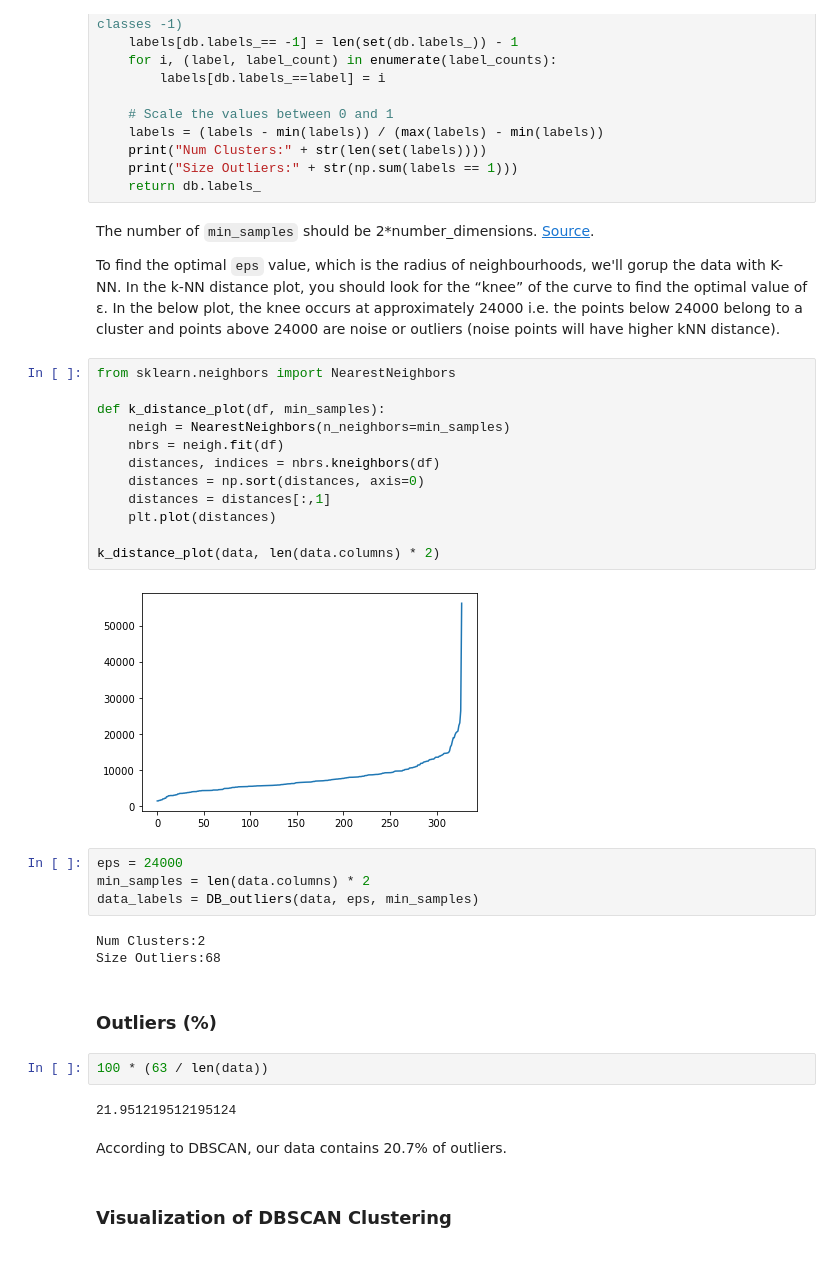
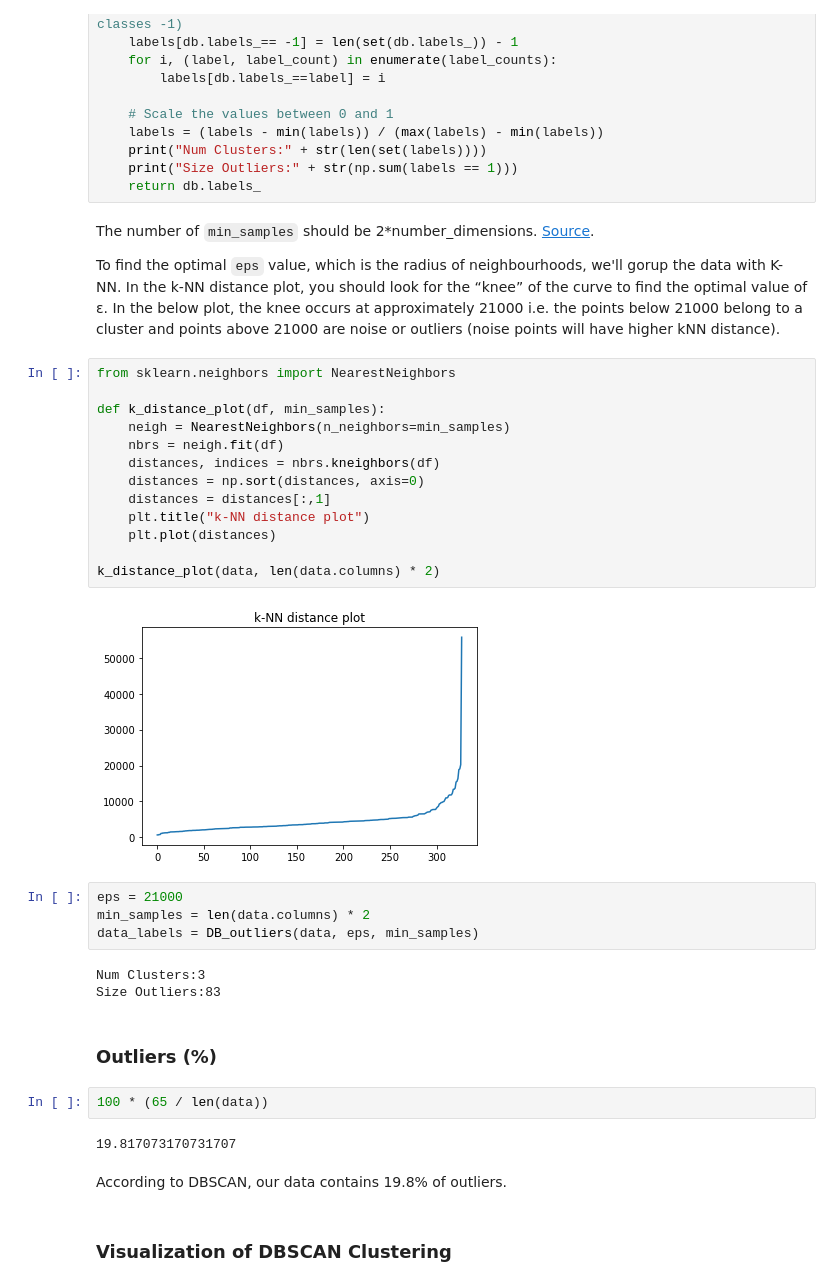
Before and after one commit to ruialves35/feup-ac, a Jupyter notebook: src/outliers.ipynb, the cells around one changed output. Saved outputs shown, nothing was run; the diff lists cells and outputs as text.

```diff
--- a/src/outliers.ipynb
+++ b/src/outliers.ipynb
@@ -36,36 +36,37 @@ def DB_outliers(df, eps, min_samples): # Adapted from https://donernesto.github.
 # %% [markdown]
 The number of `min_samples` should be 2*number_dimensions. [Source](https://www.reneshbedre.com/blog/dbscan-python.html).
 
-To find the optimal `eps` value, which is the radius of neighbourhoods, we'll gorup the data with K-NN. In the k-NN distance plot, you should look for the “knee” of the curve to find the optimal value of ε. In the below plot, the knee occurs at approximately 24000 i.e. the points below 24000 belong to a cluster and points above 24000 are noise or outliers (noise points will have higher kNN distance).
+To find the optimal `eps` value, which is the radius of neighbourhoods, we'll gorup the data with K-NN. In the k-NN distance plot, you should look for the “knee” of the curve to find the optimal value of ε. In the below plot, the knee occurs at approximately 21000 i.e. the points below 21000 belong to a cluster and points above 21000 are noise or outliers (noise points will have higher kNN distance).
 # %%
 from sklearn.neighbors import NearestNeighbors
 
 def k_distance_plot(df, min_samples):
     neigh = NearestNeighbors(n_neighbors=min_samples)
     nbrs = neigh.fit(df)
     distances, indices = nbrs.kneighbors(df)
     distances = np.sort(distances, axis=0)
     distances = distances[:,1]
+    plt.title("k-NN distance plot")
     plt.plot(distances)
 
 k_distance_plot(data, len(data.columns) * 2)
 # %% [output]
-[figure, old version]
+[figure, new version]
 # %%
-eps = 24000
+eps = 21000
 min_samples = len(data.columns) * 2
 data_labels = DB_outliers(data, eps, min_samples)
 # %% [output]
-Num Clusters:2
-Size Outliers:68
+Num Clusters:3
+Size Outliers:83
 # %% [markdown]
 ### Outliers (%)
 # %%
-100 * (63 / len(data))
+100 * (65 / len(data))
 # %% [output]
-21.951219512195124
+19.817073170731707
 # %% [markdown]
-According to DBSCAN, our data contains 20.7% of outliers.
+According to DBSCAN, our data contains 19.8% of outliers.
 # %% [markdown]
 ### Visualization of DBSCAN Clustering
 # %%
```
Also changed, not shown: parts of 3 cells of this notebook.
